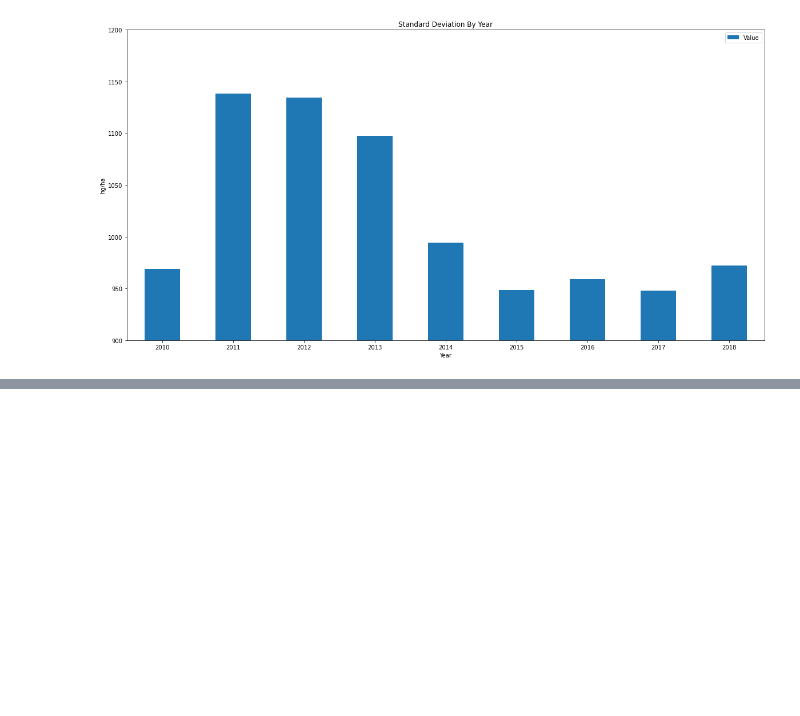
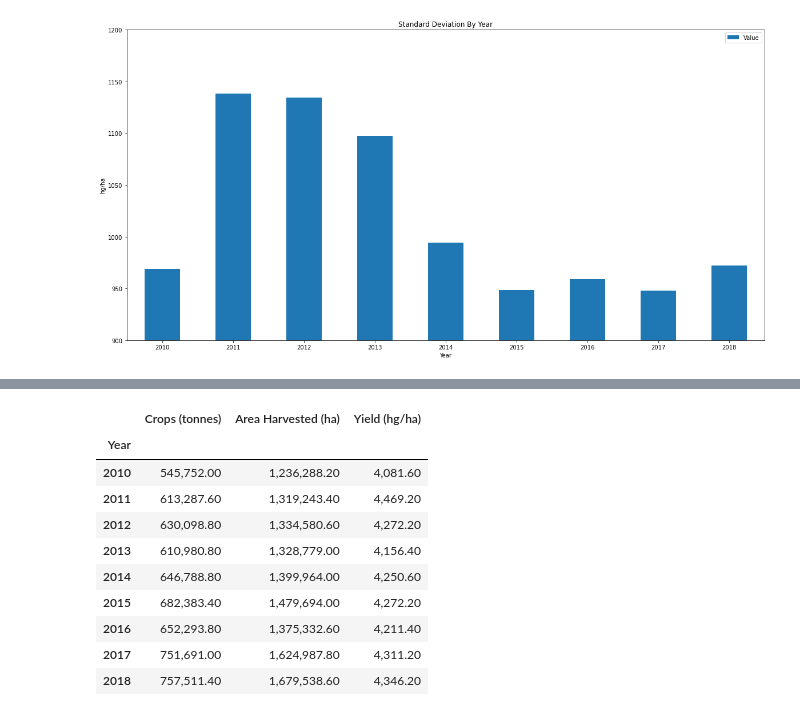
Before and after one commit to pekfrjufrirf12/project1_group3, a Jupyter notebook: Project Data/production_data.ipynb, the cells around one changed output, grey strips where cells are left out. Saved outputs shown, nothing was run; the diff lists cells and outputs as text; code cells hidden in the pictures; blank space fills up the shorter version.

```diff
--- a/Project Data/production_data.ipynb
+++ b/Project Data/production_data.ipynb
@@ -292,0 +318,18 @@ yield_std_plot
+# %%
+joined_mean_data = pd.concat([production_mean, area_harvested_mean], axis='columns', join='inner')
+joined_mean_data = joined_mean_data.rename(columns={'Value' : 'Area Harvested (ha)'})
+joined_mean = pd.concat([joined_mean_data, yield_mean], axis='columns', join='inner')
+joined_mean = joined_mean.rename(columns={'Value' : 'Yield (hg/ha)'})
+joined_mean
+# %% [output]
+|  | Crops (tonnes) | Area Harvested (ha) | Yield (hg/ha) |
+| Year |  |  |  |
+| 2010 | 545,752.00 | 1,236,288.20 | 4,081.60 |
+| 2011 | 613,287.60 | 1,319,243.40 | 4,469.20 |
+| 2012 | 630,098.80 | 1,334,580.60 | 4,272.20 |
+| 2013 | 610,980.80 | 1,328,779.00 | 4,156.40 |
+| 2014 | 646,788.80 | 1,399,964.00 | 4,250.60 |
+| 2015 | 682,383.40 | 1,479,694.00 | 4,272.20 |
+| 2016 | 652,293.80 | 1,375,332.60 | 4,211.40 |
+| 2017 | 751,691.00 | 1,624,987.80 | 4,311.20 |
+| 2018 | 757,511.40 | 1,679,538.60 | 4,346.20 |
```
Also changed, not shown: parts of 5 cells of this notebook, 2 other files.
